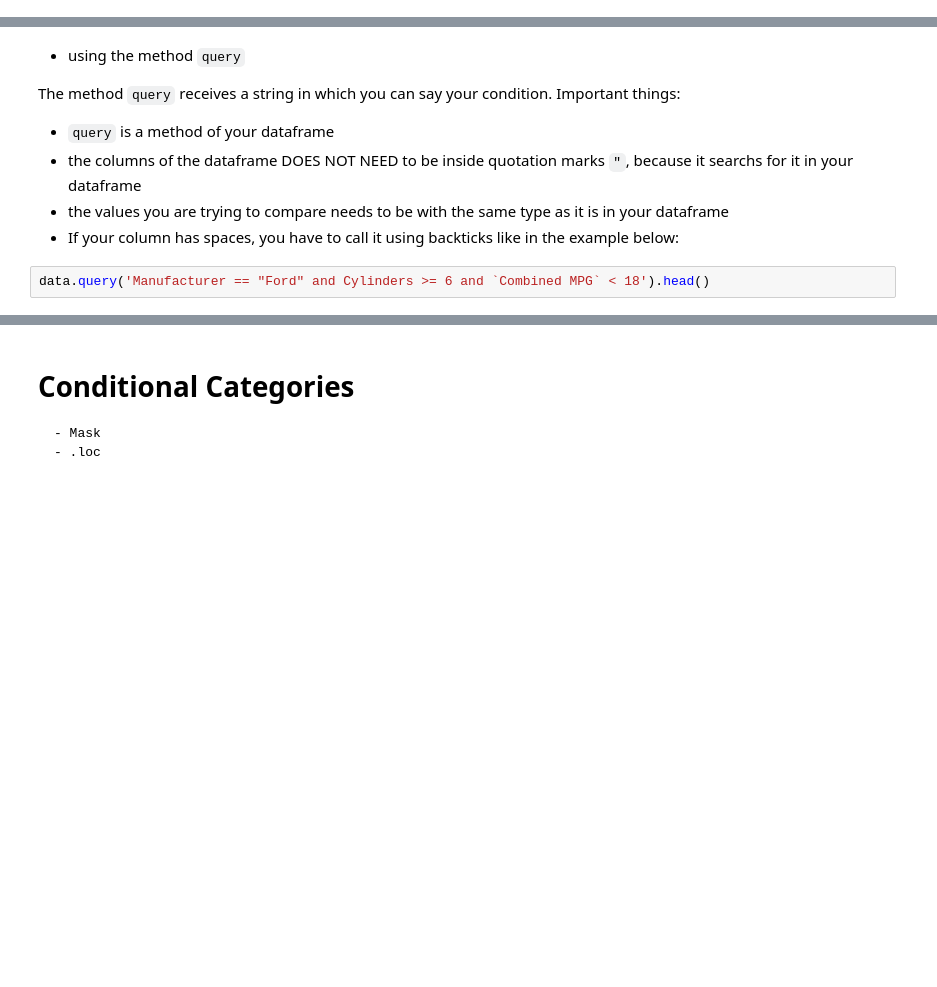
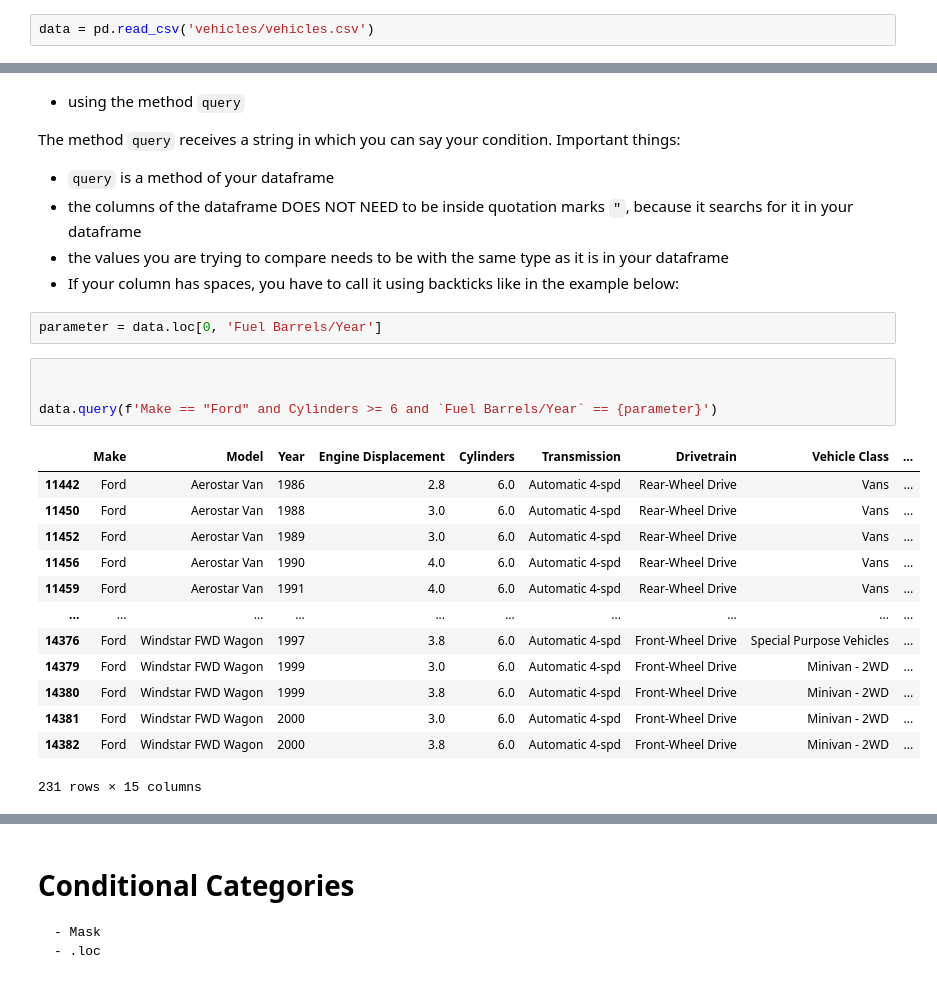
Before and after one commit to aguiarandre/labs-parttime-202001, a Jupyter notebook: classes/Data-Manipulation/data-manipulation.ipynb, the cells around one changed output, grey strips where cells are left out. Drawn from its saved outputs; the diff is of its cells as text; blank space fills up the shorter version.

```diff
--- a/classes/Data-Manipulation/data-manipulation.ipynb
+++ b/classes/Data-Manipulation/data-manipulation.ipynb
@@ -150,3 +452,5 @@ data.head(2)
 >    - query
 
 This is really important for data wrangling.
+# %%
+data = pd.read_csv('vehicles/vehicles.csv')
@@ -207,5 +695,23 @@ The method `query` receives a string in which you can say your condition. Import
 - the columns of the dataframe DOES NOT NEED to be inside quotation marks `"`, because it searchs for it in your dataframe
 - the values you are trying to compare needs to be with the same type as it is in your dataframe
 - If your column has spaces, you have to call it using backticks like in the example below:
+# %%
+parameter = data.loc[0, 'Fuel Barrels/Year']
 # %%
-data.query('Manufacturer == "Ford" and Cylinders >= 6 and `Combined MPG` < 18').head()
+
+
+data.query(f'Make == "Ford" and Cylinders >= 6 and `Fuel Barrels/Year` == {parameter}')
+# %% [output]
+|  | Make | Model | Year | Engine Displacement | Cylinders | Transmission | Drivetrain | Vehicle Class | ... |
+| 11442 | Ford | Aerostar Van | 1986 | 2.8 | 6.0 | Automatic 4-spd | Rear-Wheel Drive | Vans | ... |
+| 11450 | Ford | Aerostar Van | 1988 | 3.0 | 6.0 | Automatic 4-spd | Rear-Wheel Drive | Vans | ... |
+| 11452 | Ford | Aerostar Van | 1989 | 3.0 | 6.0 | Automatic 4-spd | Rear-Wheel Drive | Vans | ... |
+| 11456 | Ford | Aerostar Van | 1990 | 4.0 | 6.0 | Automatic 4-spd | Rear-Wheel Drive | Vans | ... |
+| 11459 | Ford | Aerostar Van | 1991 | 4.0 | 6.0 | Automatic 4-spd | Rear-Wheel Drive | Vans | ... |
+| ... | ... | ... | ... | ... | ... | ... | ... | ... | ... |
+| 14376 | Ford | Windstar FWD Wagon | 1997 | 3.8 | 6.0 | Automatic 4-spd | Front-Wheel Drive | Special Purpose Vehicles | ... |
+| 14379 | Ford | Windstar FWD Wagon | 1999 | 3.0 | 6.0 | Automatic 4-spd | Front-Wheel Drive | Minivan - 2WD | ... |
+| 14380 | Ford | Windstar FWD Wagon | 1999 | 3.8 | 6.0 | Automatic 4-spd | Front-Wheel Drive | Minivan - 2WD | ... |
+| 14381 | Ford | Windstar FWD Wagon | 2000 | 3.0 | 6.0 | Automatic 4-spd | Front-Wheel Drive | Minivan - 2WD | ... |
+| 14382 | Ford | Windstar FWD Wagon | 2000 | 3.8 | 6.0 | Automatic 4-spd | Front-Wheel Drive | Minivan - 2WD | ... |
+231 rows × 15 columns
```
Also changed, not shown: parts of 65 cells of this notebook, 4 other files.
